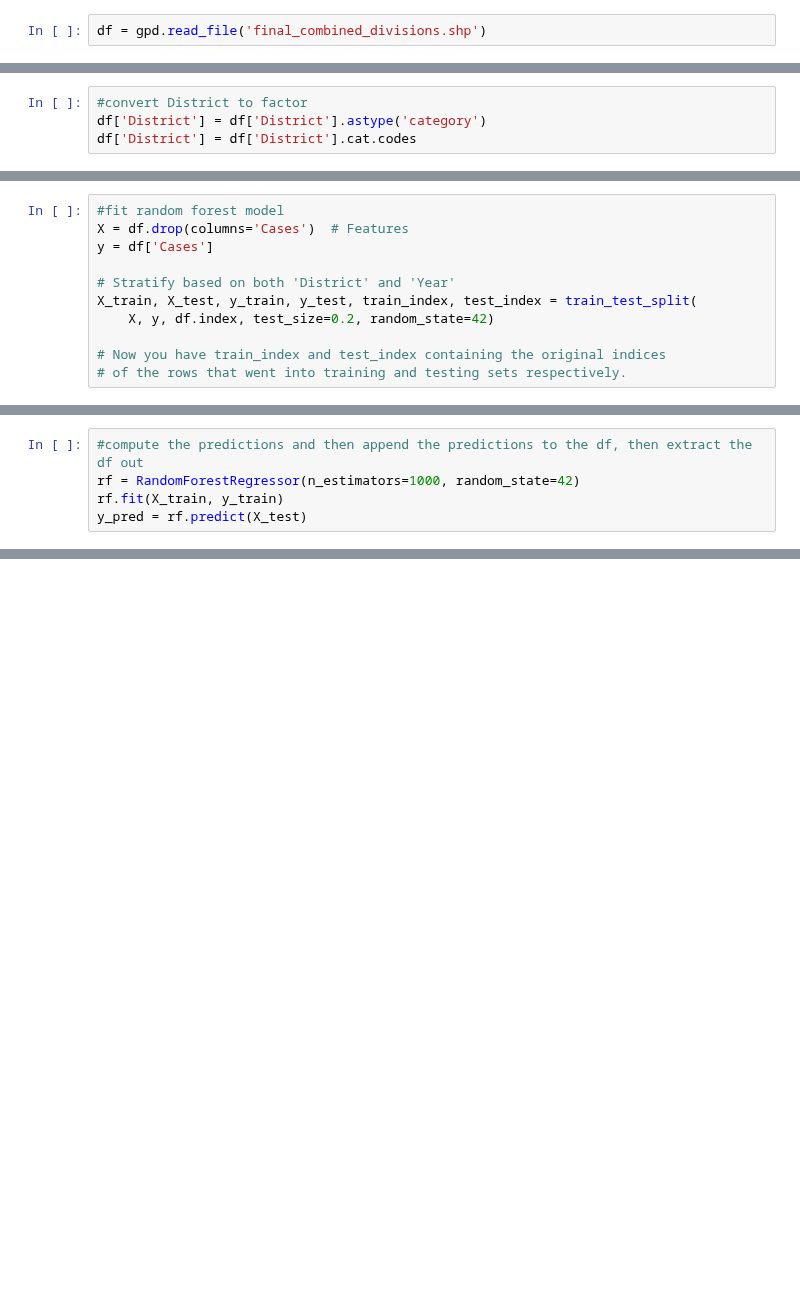
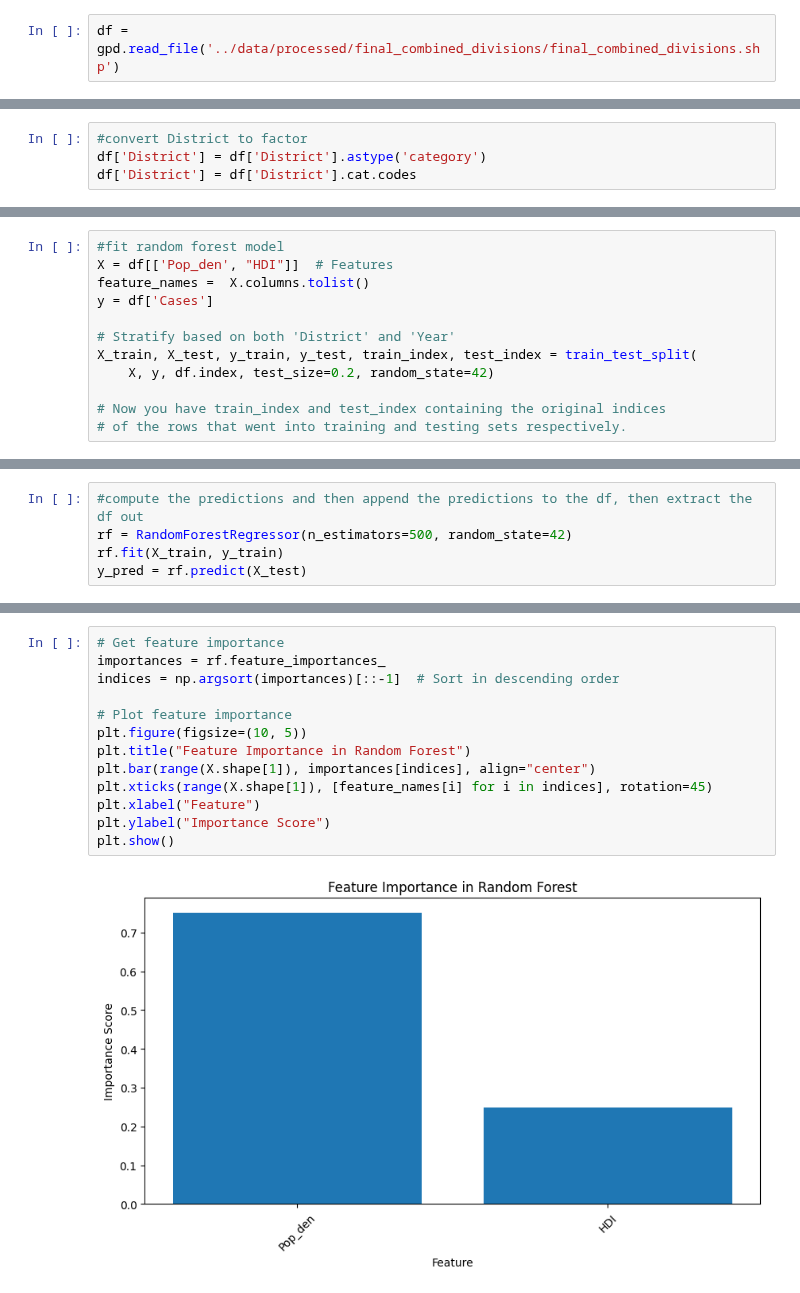
Before and after one commit to jeswid/DSE_FYP, a Jupyter notebook: src/Random_Forest.ipynb, the cells around one changed output, grey strips where cells are left out. Drawn from its saved outputs; the diff is of its cells as text; blank space fills up the shorter version.

Commit message:
updated random forest parameters

```diff
--- a/src/Random_Forest.ipynb
+++ b/src/Random_Forest.ipynb
@@ -12,7 +14,7 @@ from statsmodels.graphics.tsaplots import plot_acf, plot_pacf
 # %% [markdown]
 ### Read data
 # %%
-df = gpd.read_file('final_combined_divisions.shp')
+df = gpd.read_file('../data/processed/final_combined_divisions/final_combined_divisions.shp')
 # %% [markdown]
 ### Feature engineering
 # %%
@@ -31,6 +72,7 @@ df.head()
 # %%
 #fit random forest model
-X = df.drop(columns='Cases')  # Features
+X = df[['Pop_den', "HDI"]]  # Features
+feature_names =  X.columns.tolist()
 y = df['Cases']
 
 # Stratify based on both 'District' and 'Year'
@@ -70,6 +110,6 @@ Best OOB score: 0.396834349976112
 # %%
 #compute the predictions and then append the predictions to the df, then extract the df out
-rf = RandomForestRegressor(n_estimators=1000, random_state=42)
+rf = RandomForestRegressor(n_estimators=500, random_state=42)
 rf.fit(X_train, y_train)
 y_pred = rf.predict(X_test)
 # %%
@@ -105,0 +146,15 @@ df_with_predictions.to_csv("df_combined_with_predictions_rf.csv")
+# %%
+# Get feature importance
+importances = rf.feature_importances_
+indices = np.argsort(importances)[::-1]  # Sort in descending order
+
+# Plot feature importance
+plt.figure(figsize=(10, 5))
+plt.title("Feature Importance in Random Forest")
+plt.bar(range(X.shape[1]), importances[indices], align="center")
+plt.xticks(range(X.shape[1]), [feature_names[i] for i in indices], rotation=45)
+plt.xlabel("Feature")
+plt.ylabel("Importance Score")
+plt.show()
+# %% [output]
+[figure, added]
```
Also changed, not shown: parts of 7 cells of this notebook, 3 other files.
